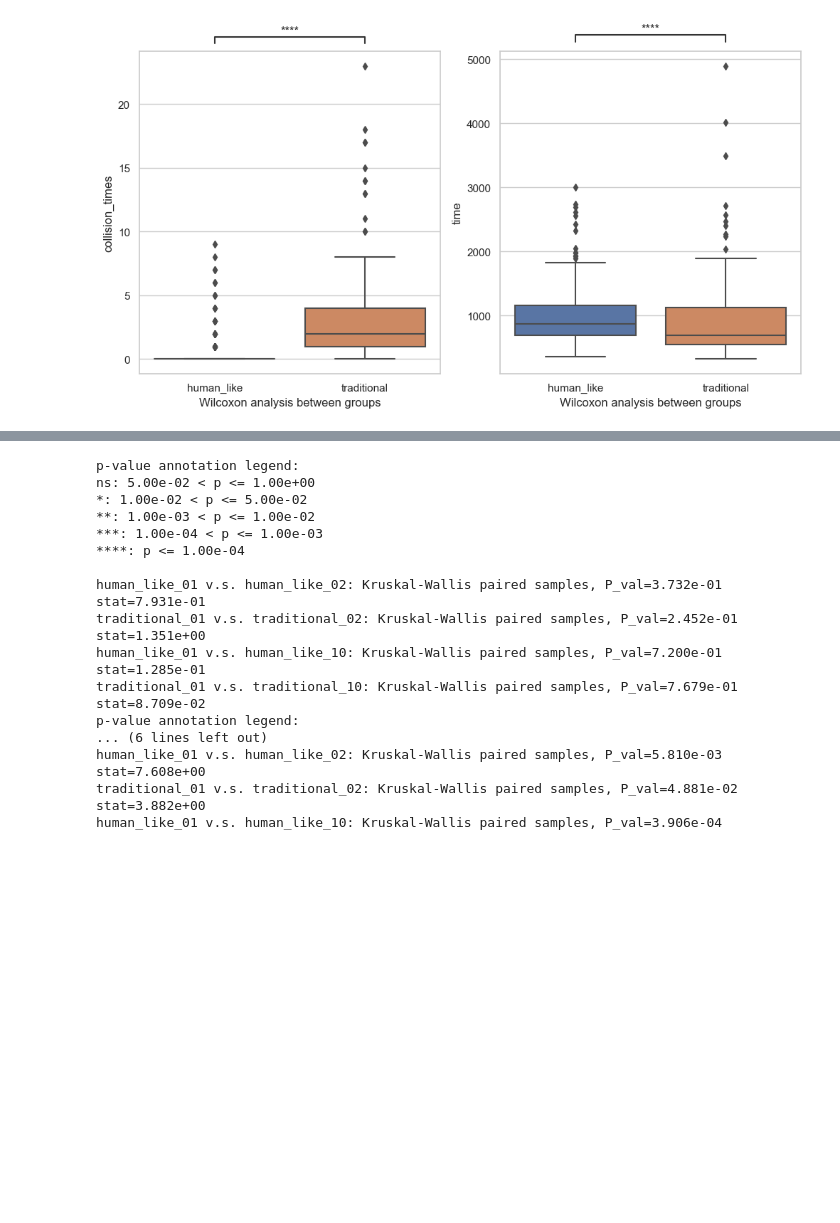
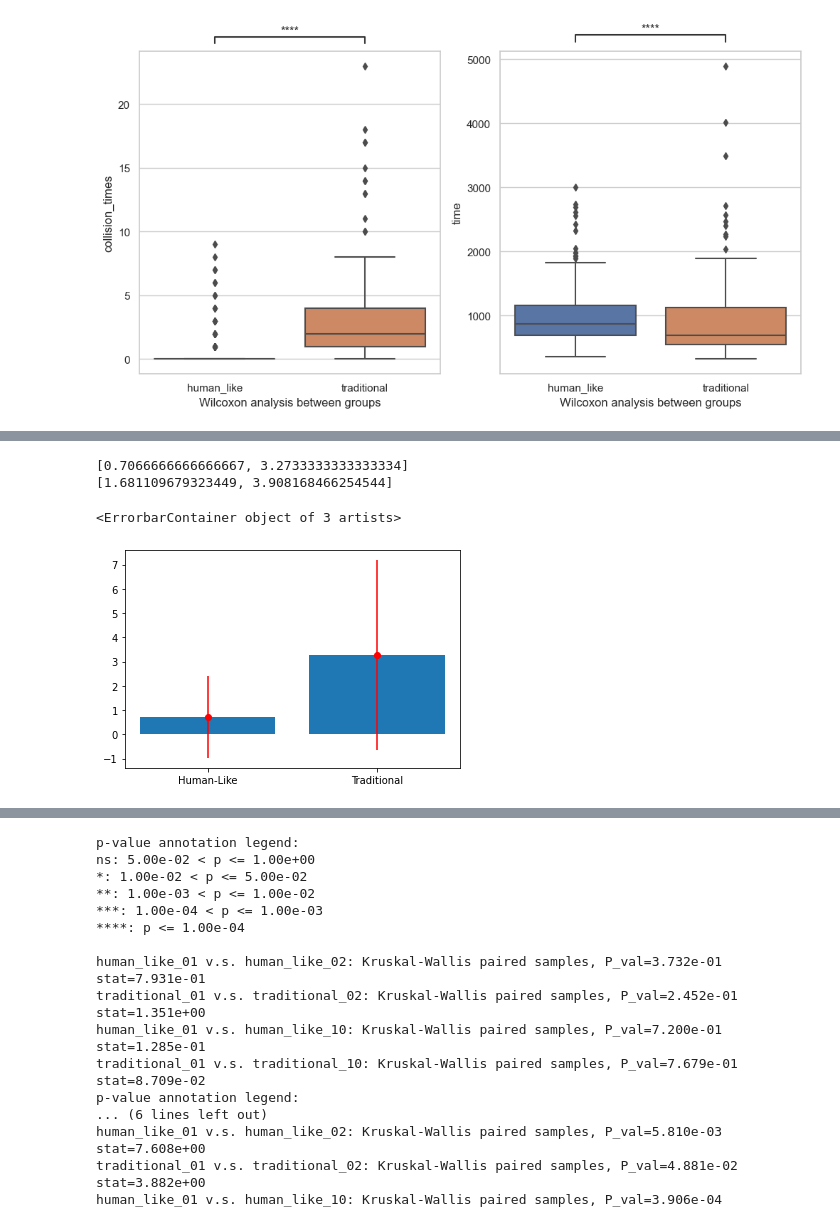
Before and after one commit to siqiyaoyao/HumanLikeIK, a Jupyter notebook: human_like_ik.ipynb, the cells around one changed output, grey strips where cells are left out. Saved outputs shown, nothing was run; the diff lists cells and outputs as text; code cells hidden in the pictures; blank space fills up the shorter version.

```diff
--- a/human_like_ik.ipynb
+++ b/human_like_ik.ipynb
@@ -394,0 +496,5 @@ human_like v.s. traditional: Wilcoxon test (paired samples), P_val=7.318e-06 sta
+# %%
+collision_statistics['s'] = collision_statistics['time']/90
+human  = collision_statistics[collision_statistics['conditions'] =='human_like']
+traditional  = collision_statistics[collision_statistics['conditions'] =='traditional']
+print(human['time'])
@@ -394,0 +514,19 @@ human_like v.s. traditional: Wilcoxon test (paired samples), P_val=7.318e-06 sta
+# %%
+
+m1 = human.mean().collision_times
+m2 = traditional.mean().collision_times
+s1 =human.std().collision_times
+s2 = traditional.std().collision_times
+means = [m1,m2]
+stds = [s1,s2]
+print(means)
+print(stds)
+plt.bar(x = ['Human-Like', 'Traditional',],
+                    height= means,
+                    )
+plt.errorbar(['Human-Like', 'Traditional',], means, yerr=stds, fmt="o", color="r")
+# %% [output]
+[0.7066666666666667, 3.2733333333333334]
+[1.681109679323449, 3.908168466254544]
+<ErrorbarContainer object of 3 artists>
+[figure, added]
```
Also changed, not shown: parts of 11 cells of this notebook, 9 other files.
